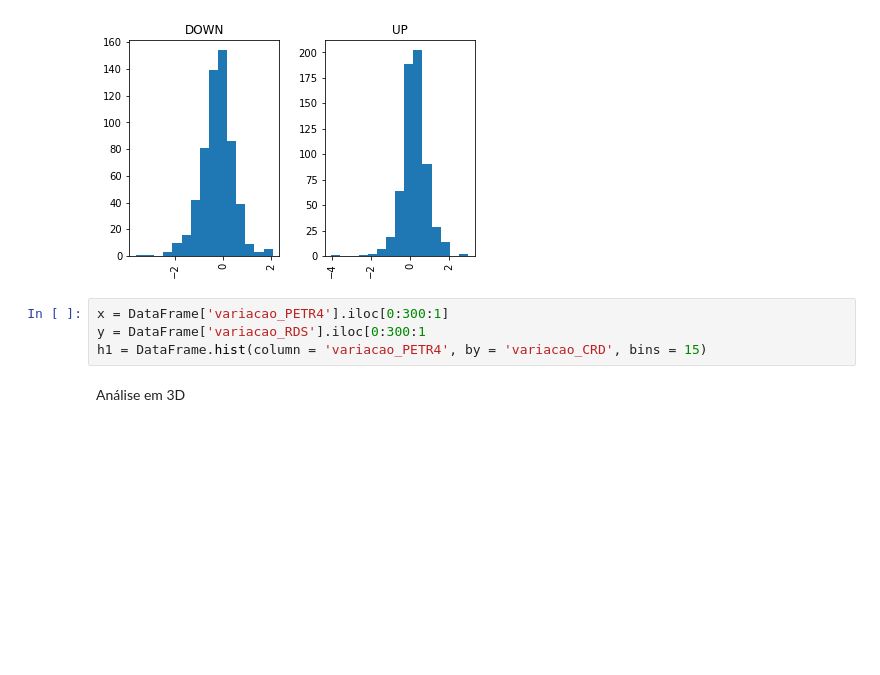
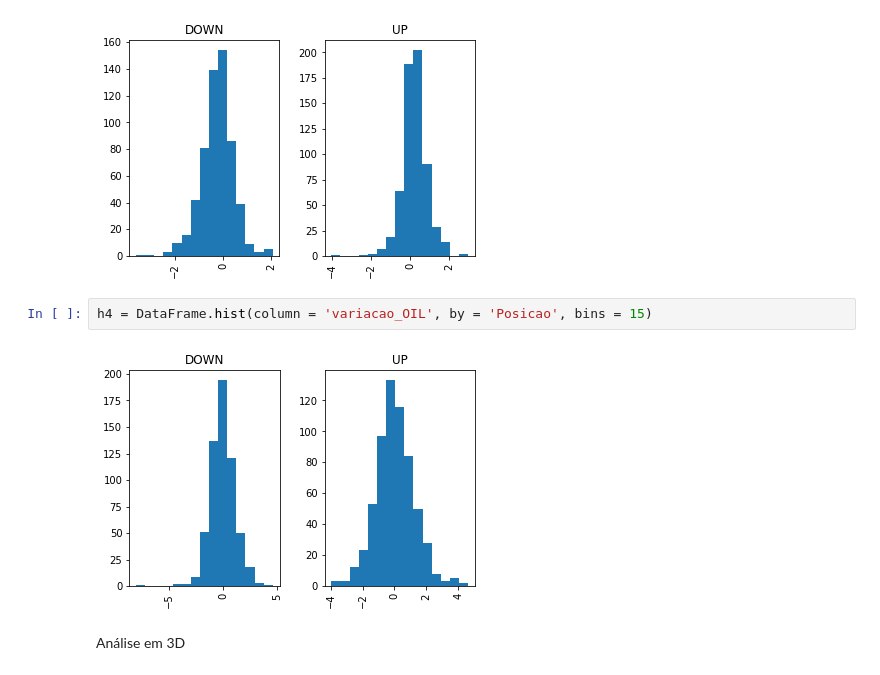
Before and after one commit to enricofd/Projeto_3_CD, a Jupyter notebook: RL PETR4.ipynb, the cells around one changed output. Cells and saved outputs as stored; diff of their text form; blank space fills up the shorter version.

```diff
--- a/RL PETR4.ipynb
+++ b/RL PETR4.ipynb
@@ -441,10 +449,10 @@ h2 = DataFrame.hist(column = 'variacao_OURO', by = 'Posicao', bins = 15)
 h3 = DataFrame.hist(column = 'variacao_RDS', by = 'Posicao', bins = 15)
 # %% [output]
 [figure]
-# %%
-x = DataFrame['variacao_PETR4'].iloc[0:300:1]
-y = DataFrame['variacao_RDS'].iloc[0:300:1
-h1 = DataFrame.hist(column = 'variacao_PETR4', by = 'variacao_CRD', bins = 15)
+# %%
+h4 = DataFrame.hist(column = 'variacao_OIL', by = 'Posicao', bins = 15)
+# %% [output]
+[figure, added]
 # %% [markdown]
 Análise em 3D
 # %%
```
Also changed, not shown: parts of 4 cells of this notebook.
